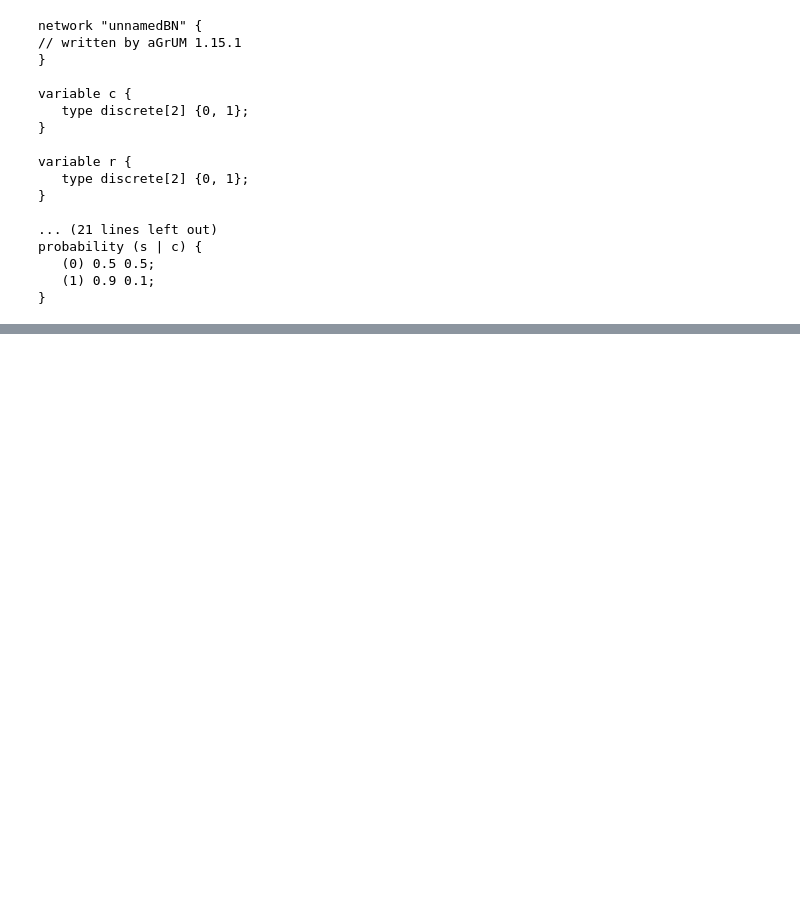
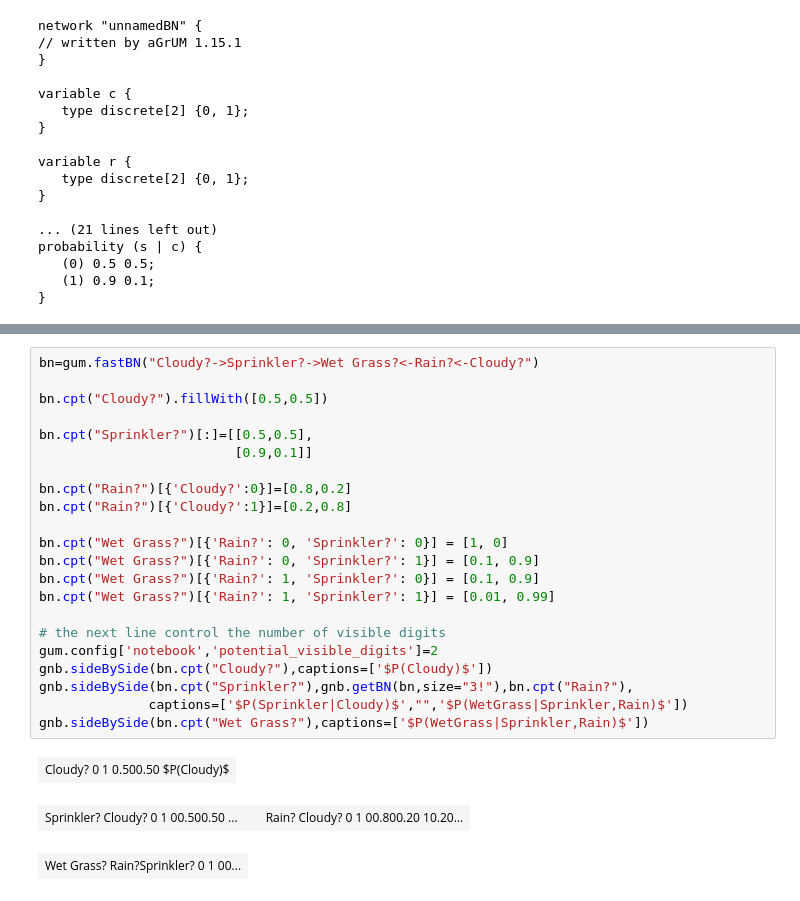
Before and after one commit to richietaylor/WaveWiseBN, a Jupyter notebook: explorations.ipynb, the cells around one changed output, grey strips where cells are left out. Saved outputs shown, nothing was run; the diff lists cells and outputs as text; blank space fills up the shorter version.

```diff
--- a/explorations.ipynb
+++ b/explorations.ipynb
@@ -138,0 +311,26 @@ probability (s | c) {
+# %%
+bn=gum.fastBN("Cloudy?->Sprinkler?->Wet Grass?<-Rain?<-Cloudy?")
+
+bn.cpt("Cloudy?").fillWith([0.5,0.5])
+
+bn.cpt("Sprinkler?")[:]=[[0.5,0.5],
+                         [0.9,0.1]]
+
+bn.cpt("Rain?")[{'Cloudy?':0}]=[0.8,0.2]
+bn.cpt("Rain?")[{'Cloudy?':1}]=[0.2,0.8]
+
+bn.cpt("Wet Grass?")[{'Rain?': 0, 'Sprinkler?': 0}] = [1, 0]
+bn.cpt("Wet Grass?")[{'Rain?': 0, 'Sprinkler?': 1}] = [0.1, 0.9]
+bn.cpt("Wet Grass?")[{'Rain?': 1, 'Sprinkler?': 0}] = [0.1, 0.9]
+bn.cpt("Wet Grass?")[{'Rain?': 1, 'Sprinkler?': 1}] = [0.01, 0.99]
+
+# the next line control the number of visible digits
+gum.config['notebook','potential_visible_digits']=2
+gnb.sideBySide(bn.cpt("Cloudy?"),captions=['$P(Cloudy)$'])
+gnb.sideBySide(bn.cpt("Sprinkler?"),gnb.getBN(bn,size="3!"),bn.cpt("Rain?"),
+              captions=['$P(Sprinkler|Cloudy)$',"",'$P(WetGrass|Sprinkler,Rain)$'])
+gnb.sideBySide(bn.cpt("Wet Grass?"),captions=['$P(WetGrass|Sprinkler,Rain)$'])
+# %% [output]
+| Cloudy? 0 1 0.500.50 $P(Cloudy)$ |
+| Sprinkler? Cloudy? 0 1 00.500.50 ... |  | Rain? Cloudy? 0 1 00.800.20 10.20... |
+| Wet Grass? Rain?Sprinkler? 0 1 00... |
```
Also changed, not shown: parts of 21 cells of this notebook.
